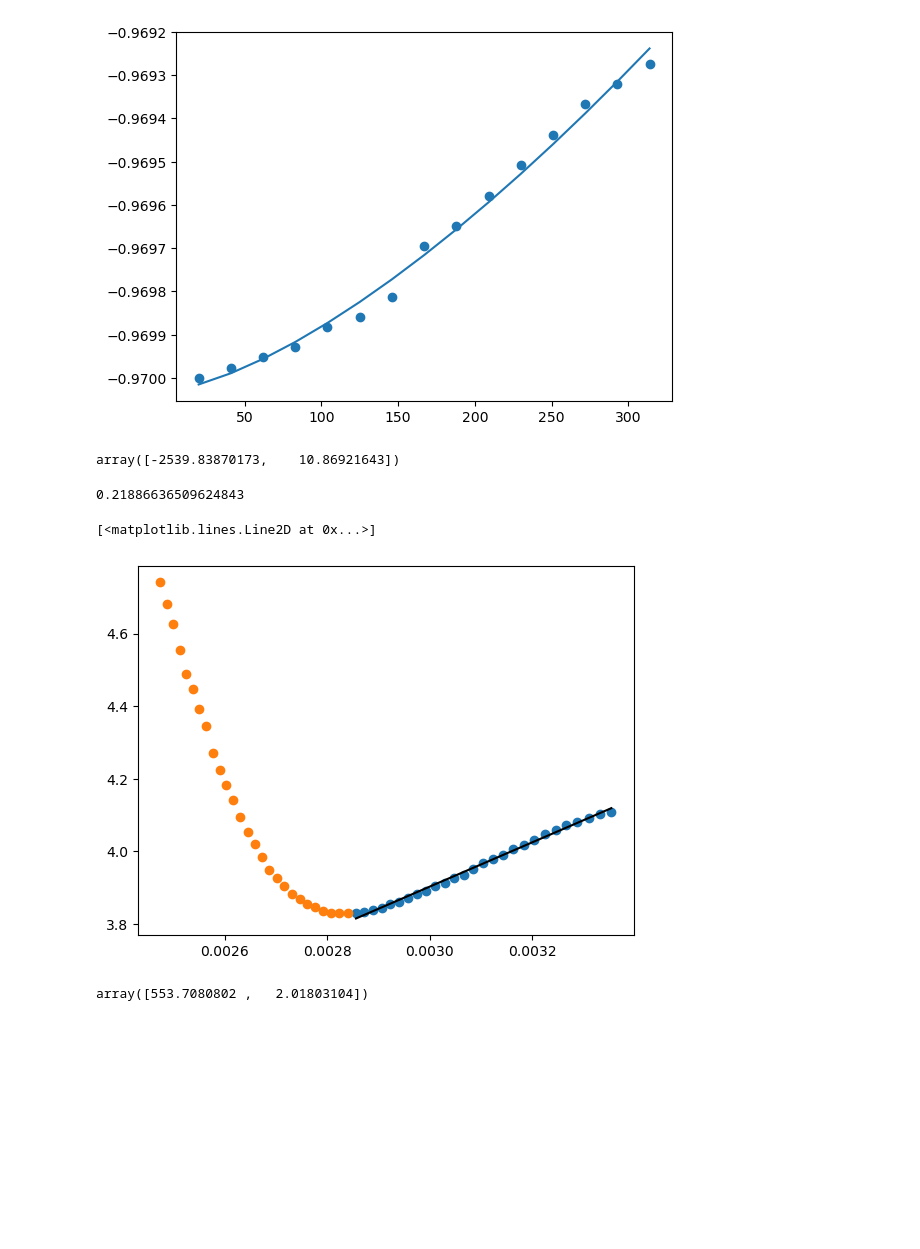
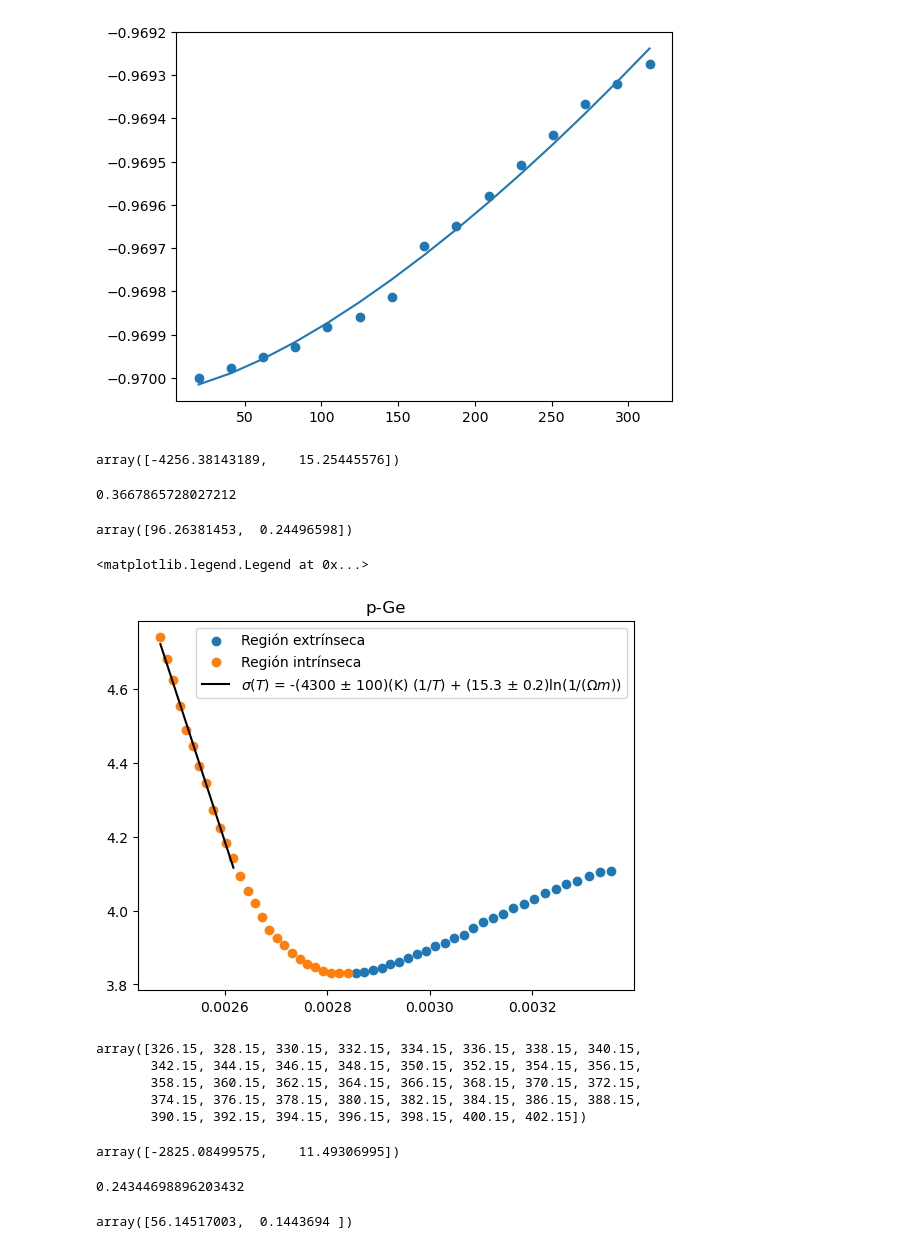
Before and after one commit to QuantumPower4/LabIntermedio2024-2, a Jupyter notebook: Efecto Hall/EfectoHall.ipynb, the cells around one changed output. Drawn from its saved outputs; the diff is of its cells as text; code cells hidden in the pictures; blank space fills up the shorter version.

```diff
--- a/Efecto Hall/EfectoHall.ipynb
+++ b/Efecto Hall/EfectoHall.ipynb
@@ -700,19 +712,27 @@ R1p = VL1p / (30*1e-3)
 
 log_sigma_T1p = np.log(l/(R1p*At))
 # %%
-popt_fermip1, pcov_fermip1 = curve_fit(linear_function, 1/temp1p[np.argmax(VL1p):], log_sigma_T1p[np.argmax(VL1p):])
+popt_fermip1, pcov_fermip1 = curve_fit(linear_function, 1/temp1p[np.argmax(VL1p)+15:], log_sigma_T1p[np.argmax(VL1p)+15:])
 popt_fermip1
 # %% [output]
-array([-2539.83870173,    10.86921643])
+array([-4256.38143189,    15.25445576])
+# %%
+4256.38143189*8.61733326e-5
+# %% [output]
+0.3667865728027212
 # %%
-2539.83870*8.617333262*1e-5
+popt_inc_fermip1 = np.sqrt(np.diag(pcov_fermip1))
+popt_inc_fermip1
 # %% [output]
-0.21886636509624843
+array([96.26381453,  0.24496598])
 # %%
-plt.scatter(1/temp1p[:np.argmax(VL1p)],log_sigma_T1p[:np.argmax(VL1p)])
-plt.scatter(1/temp1p[np.argmax(VL1p):],log_sigma_T1p[np.argmax(VL1p):])
-plt.plot(1/temp1p[:np.argmax(VL1p)], linear_function(1/temp1p[:np.argmax(VL1p)],*popt_fermip1),color="black")
+plt.scatter(1/temp1p[:np.argmax(VL1p)],log_sigma_T1p[:np.argmax(VL1p)],label="Región extrínseca")
+plt.scatter(1/temp1p[np.argmax(VL1p):],log_sigma_T1p[np.argmax(VL1p):], label="Región intrínseca")
+plt.plot(1/temp1p[np.argmax(VL1p)+15:], linear_function(1/temp1p[np.argmax(VL1p)+15:],*popt_fermip1),color="black",
+label=f'$\sigma(T)$ = -(4300 ± 100)(K) $(1/T)$ + ({popt_fermip1[1]:.1f} ± {popt_inc_fermip1[1]:.1f})$\ln(1/(\Omega m))$')
+plt.title("p-Ge")
+plt.legend()
 # %% [output]
-[<matplotlib.lines.Line2D at 0x...>]
+<matplotlib.legend.Legend at 0x...>
-[figure, old version]
+[figure, new version]
 # %%
@@ -732,9 +752,26 @@ VL1n = np.array([1.228, 1.331, 1.321, 1.385, 1.389, 1.366, 1.376, 1.398, 1.417,
 R1n = VL1n / (30*1e-3)
 
 log_sigma_T1n = np.log(l/(R1n*At))
+# %%
+temp1n
+# %% [output]
+array([326.15, 328.15, 330.15, 332.15, 334.15, 336.15, 338.15, 340.15,
+       342.15, 344.15, 346.15, 348.15, 350.15, 352.15, 354.15, 356.15,
+       358.15, 360.15, 362.15, 364.15, 366.15, 368.15, 370.15, 372.15,
+       374.15, 376.15, 378.15, 380.15, 382.15, 384.15, 386.15, 388.15,
+       390.15, 392.15, 394.15, 396.15, 398.15, 400.15, 402.15])
 # %%
-popt_fermin1, pcov_fermin1 = curve_fit(linear_function, 1/temp1n[:np.argmax(VL1n)], log_sigma_T1n[:np.argmax(VL1n)])
+popt_fermin1, pcov_fermin1 = curve_fit(linear_function, 1/temp1n[np.argmax(VL1n)+25:], log_sigma_T1n[np.argmax(VL1n)+25:])
 popt_fermin1
 # %% [output]
-array([553.7080802 ,   2.01803104])
+array([-2825.08499575,    11.49306995])
+# %%
+2825.08499575*8.61733326e-5
+# %% [output]
+0.24344698896203432
+# %%
+popt_inc_fermin1 = np.sqrt(np.diag(pcov_fermin1))
+popt_inc_fermin1
+# %% [output]
+array([56.14517003,  0.1443694 ])
 # %%
```
Also changed, not shown: parts of 12 cells of this notebook, 1 other file.
